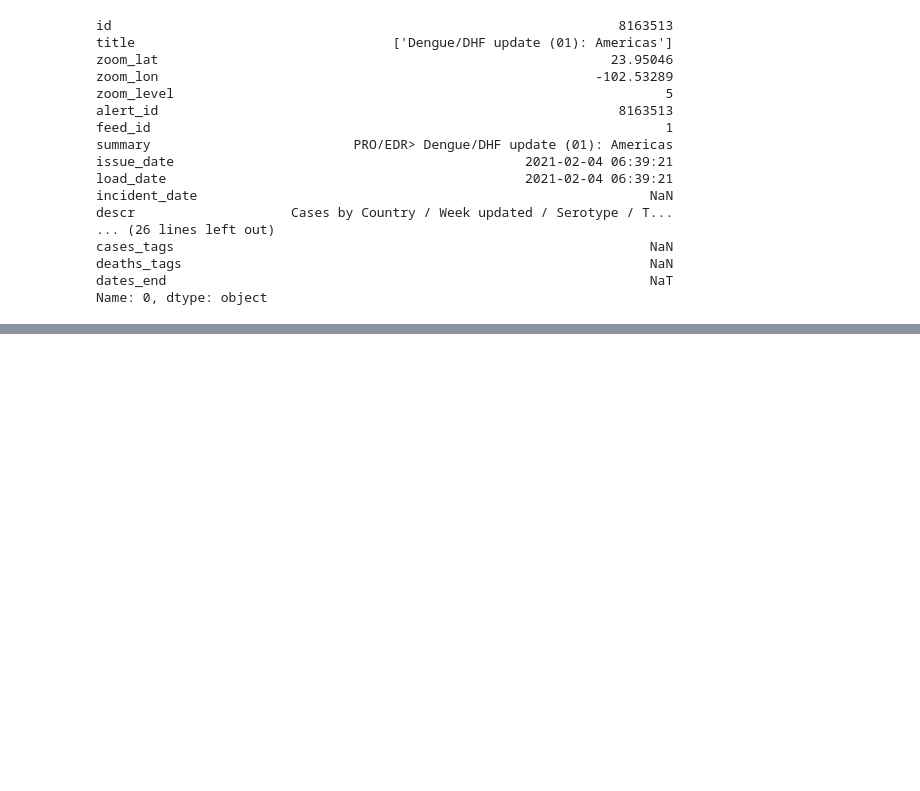
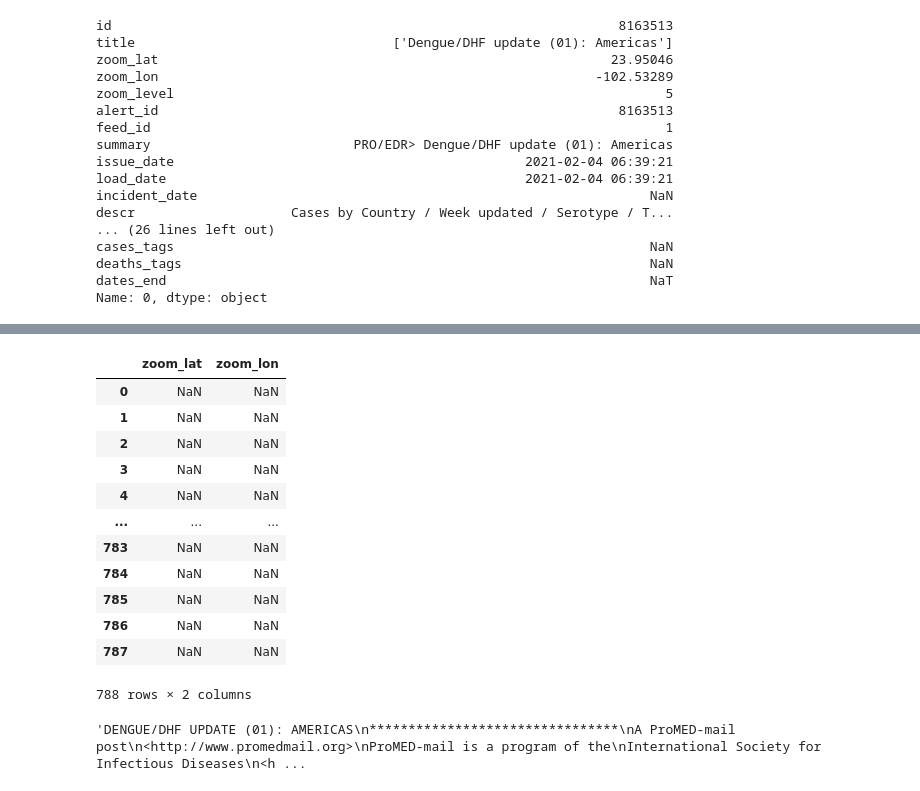
Before and after one commit to spac3-sam/vector-borne-disease-analytics, a Jupyter notebook: parse3.ipynb, the cells around one changed output, grey strips where cells are left out. Drawn from its saved outputs; the diff is of its cells as text; code cells hidden in the pictures; blank space fills up the shorter version.

```diff
--- a/parse3.ipynb
+++ b/parse3.ipynb
@@ -86,0 +208,20 @@ full_df[(full_df['disease'] == 'dengue') & full_df['cases'] > 1000]
+# %%
+df.loc[df['disease'] == 'dengue', ['zoom_lat', 'zoom_lon']]
+# %% [output]
+|  | zoom_lat | zoom_lon |
+| 0 | NaN | NaN |
+| 1 | NaN | NaN |
+| 2 | NaN | NaN |
+| 3 | NaN | NaN |
+| 4 | NaN | NaN |
+| ... | ... | ... |
+| 783 | NaN | NaN |
+| 784 | NaN | NaN |
+| 785 | NaN | NaN |
+| 786 | NaN | NaN |
+| 787 | NaN | NaN |
+788 rows × 2 columns
+# %%
+df.iloc[1].content
+# %% [output]
+'DENGUE/DHF UPDATE (01): AMERICAS\n********************************\nA ProMED-mail post\n<http://www.promedmail.org>\nProMED-mail is a program of the\nInternational Society for Infectious Diseases\n<h ...
```
Also changed, not shown: parts of 22 cells of this notebook, 5 other files.
